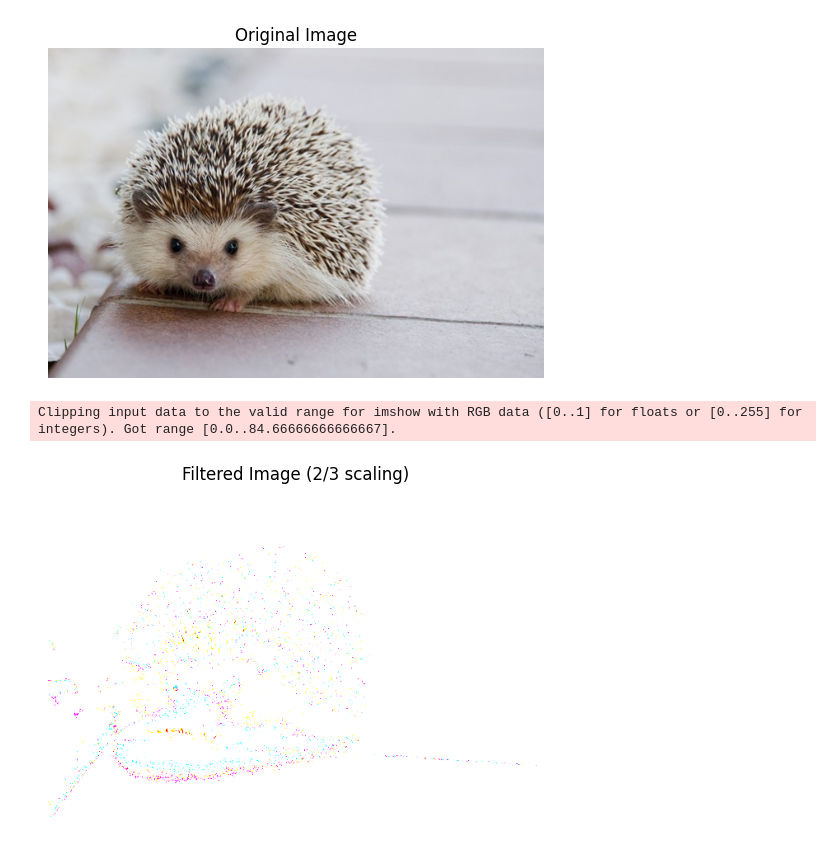
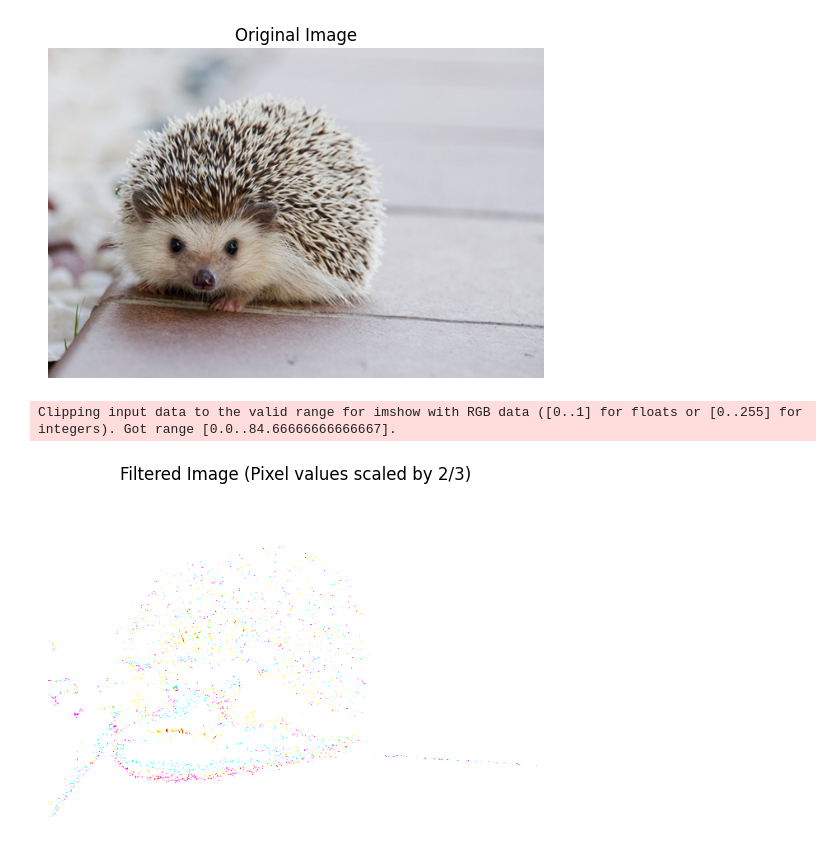
Before and after one commit to katiejenkinss/ai-for-the-arts, a Jupyter notebook: coding_exercises.ipynb, the cells around one changed output. Saved outputs shown, nothing was run; the diff lists cells and outputs as text; code cells hidden in the pictures.

```diff
--- a/coding_exercises.ipynb
+++ b/coding_exercises.ipynb
@@ -230,16 +230,16 @@ Numpy array of the image is: [[[207 204 199]
   [190 190 200]
   [190 190 200]]]
 [figure]
-# %%
-
-# Apply a filter by scaling pixel values
-test_picture_filtered = 2 * test_picture / 3
-
-# Display the modified image
-pyplot.imshow(test_picture_filtered)
-pyplot.axis('off')
-pyplot.title("Filtered Image (2/3 scaling)")
-pyplot.show()
-# %% [output]
-Clipping input data to the valid range for imshow with RGB data ([0..1] for floats or [0..255] for integers). Got range [0.0..84.66666666666667].
-[figure, removed]
+# %%
+
+# Apply a transformation: scale pixel values by 2/3
+test_picture_filtered = 2 * test_picture / 3
+
+# Display the modified image
+pyplot.imshow(test_picture_filtered)
+pyplot.axis('off')
+pyplot.title("Filtered Image (Pixel values scaled by 2/3)")
+pyplot.show()
+# %% [output]
+Clipping input data to the valid range for imshow with RGB data ([0..1] for floats or [0..255] for integers). Got range [0.0..84.66666666666667].
+[figure, added]
```
Also changed, not shown: parts of 2 cells of this notebook.
